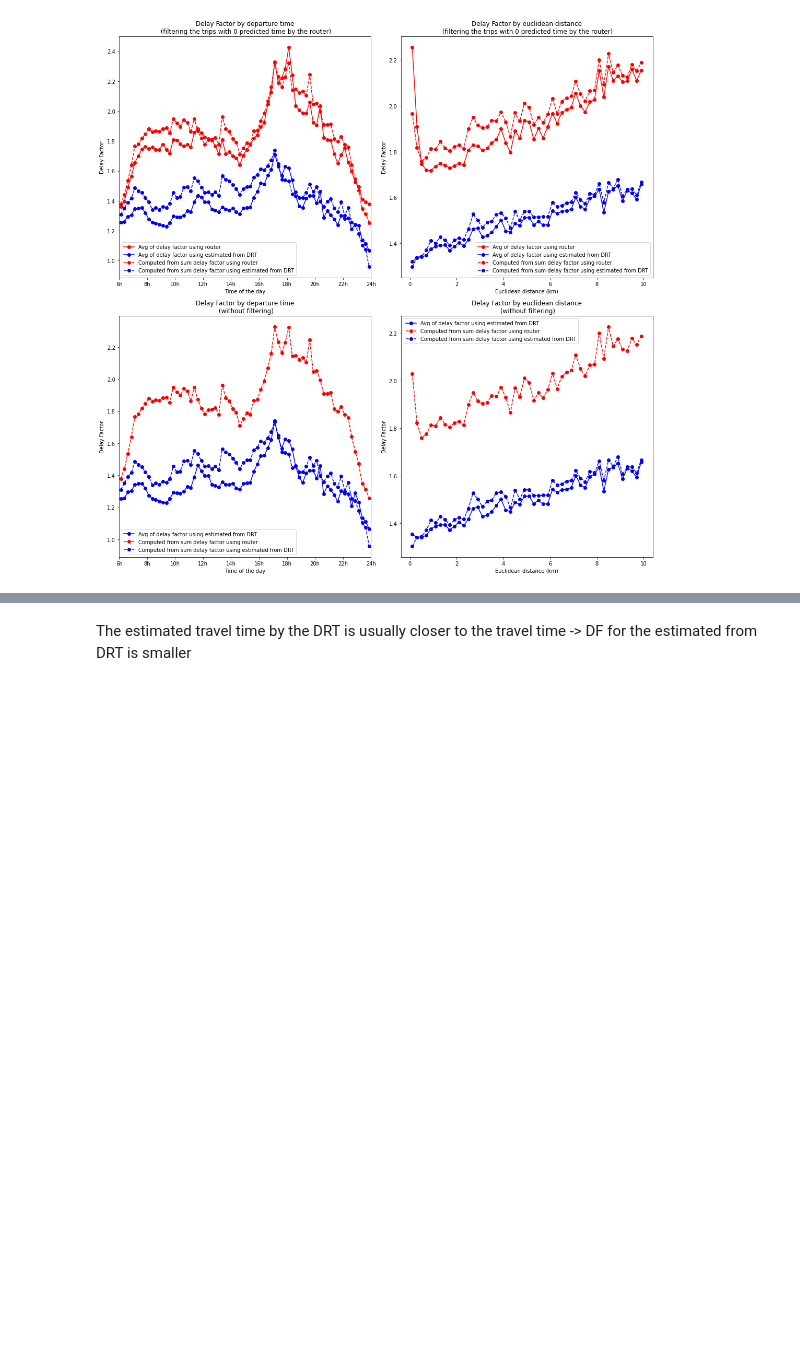
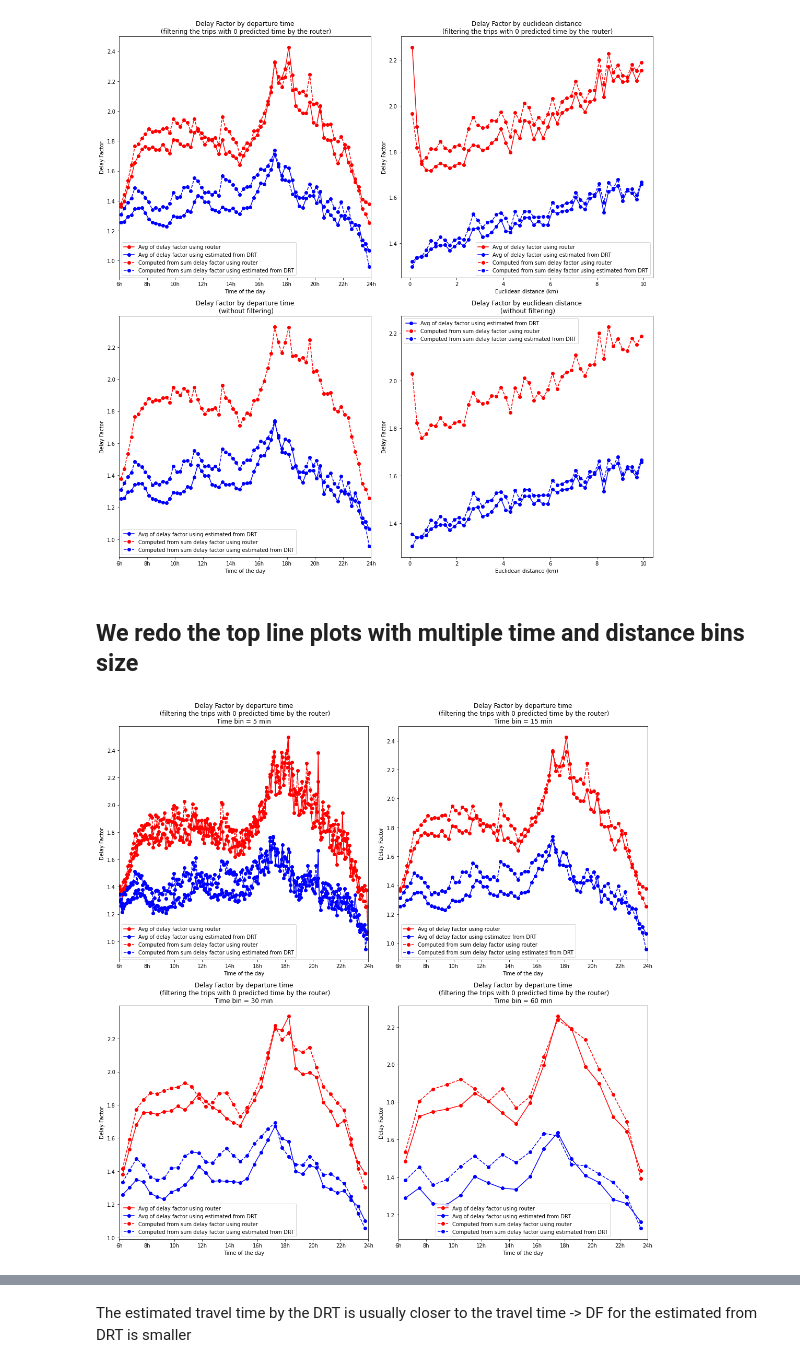
Before and after one commit to Sx-ETH/eqasim-java, a Jupyter notebook: switzerland/WaitTimeValidation/Generate plots.ipynb, the cells around one changed output, grey strips where cells are left out. Cells and saved outputs as stored; diff of their text form; code cells hidden in the pictures; blank space fills up the shorter version.

```diff
--- a/switzerland/WaitTimeValidation/Generate plots.ipynb
+++ b/switzerland/WaitTimeValidation/Generate plots.ipynb
@@ -184,3 +202,44 @@ plot_delay_factor(no_rej_4000['drt_trips_stats'][100], start_time, end_time, bin
                  min_distance, max_distance, bin_distance_m)
 # %% [output]
 [figure]
+# %% [markdown]
+## We redo the top line plots with multiple time and distance bins size
+# %%
+def plot_df_multiple_time_bins(it_drt_trip_stats, start_time, end_time, bin_durations_min):
+    filtered_without_router_zeros = it_drt_trip_stats[it_drt_trip_stats.routerUnsharedTime != 0]
+    n_rows = (len(bin_durations_min) - 1) // 2 + 1
+    plt.figure(figsize=(15, n_rows * 7.5))
+
+    xticks = [z*3600 for z in range(start_time, end_time+1, 2)]
+    xticks_labels = [str(z) + 'h' for z in range(start_time, end_time+1, 2)]
+
+    for idx,time_bin in enumerate(bin_durations_min, start=1):
+        delayFactor_avg = avg_by_time_bin(filtered_without_router_zeros, 'delayFactor', start_time=start_time,
+                                     end_time=end_time, bin_duration_min=time_bin)
+        delayFactorEstimatedDRT_avg = avg_by_time_bin(filtered_without_router_zeros, 'delayFactorEstimatedDRT', start_time=start_time,
+                                         end_time=end_time, bin_duration_min=time_bin)
+        delayFactorComputedRouter_avg = avg_by_time_bin(filtered_without_router_zeros, 'compute_total_delay_factor_router', start_time=start_time,
+                                         end_time=end_time, bin_duration_min=time_bin)
+        delayFactorComputedEstimatedDRT_avg = avg_by_time_bin(filtered_without_router_zeros, 'compute_total_delay_factor_estimated', start_time=start_time,
+                                         end_time=end_time, bin_duration_min=time_bin)
+
+        plt.subplot(n_rows,2,idx)
+        plt.plot(delayFactor_avg.index.values, delayFactor_avg.values, 'ro-', label='Avg of delay factor using router')
+        plt.plot(delayFactorEstimatedDRT_avg.index.values, delayFactorEstimatedDRT_avg.values, 'bo-', label='Avg of delay factor using estimated from DRT')
+        plt.plot(delayFactorComputedRouter_avg.index.values, delayFactorComputedRouter_avg.values, 'ro--', label='Computed from sum delay factor using router')
+        plt.plot(delayFactorComputedEstimatedDRT_avg.index.values, delayFactorComputedEstimatedDRT_avg.values, 'bo--', label='Computed from sum delay factor using estimated from DRT')
+
+        #plt.plot(delayFactor_avg.index.values, delayFactor_avg.values, 'o-', label=str(time_bin) + 'min')
+        plt.legend()
+        plt.xlim(start_time*3600,end_time*3600)
+        plt.xticks(xticks, xticks_labels)
+        plt.title('Delay Factor by departure time\n (filtering the trips with 0 predicted time by the router)\nTime bin = ' + str(time_bin) + ' min')
+        plt.ylabel('Delay Factor')
+        plt.xlabel('Time of the day')
+
+    plt.tight_layout()
+    plt.show()
+# %%
+plot_df_multiple_time_bins(no_rej_4000['drt_trips_stats'][100], start_time, end_time, [5,15,30,60])
+# %% [output]
+[figure, added]
```
Also changed, not shown: parts of 20 cells of this notebook.
